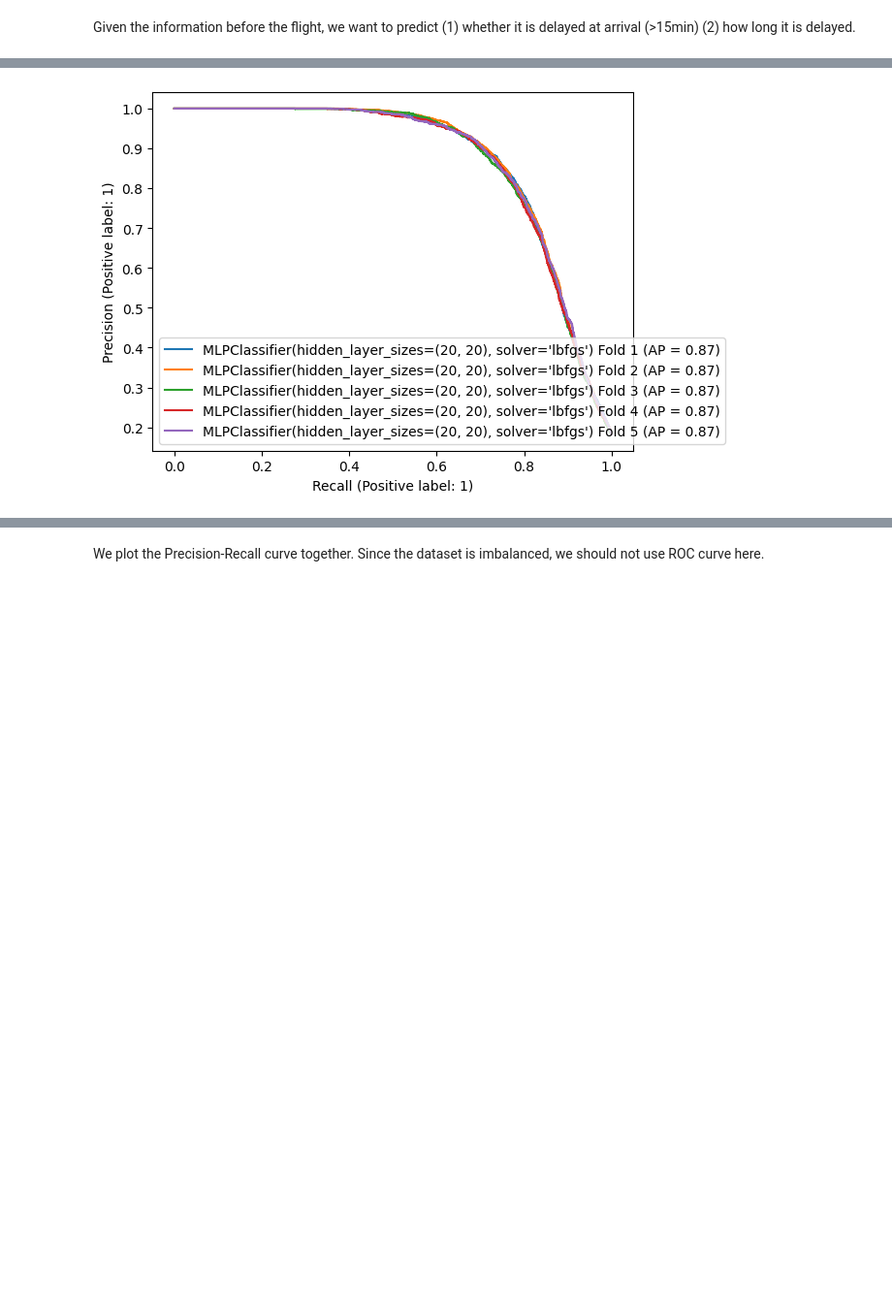
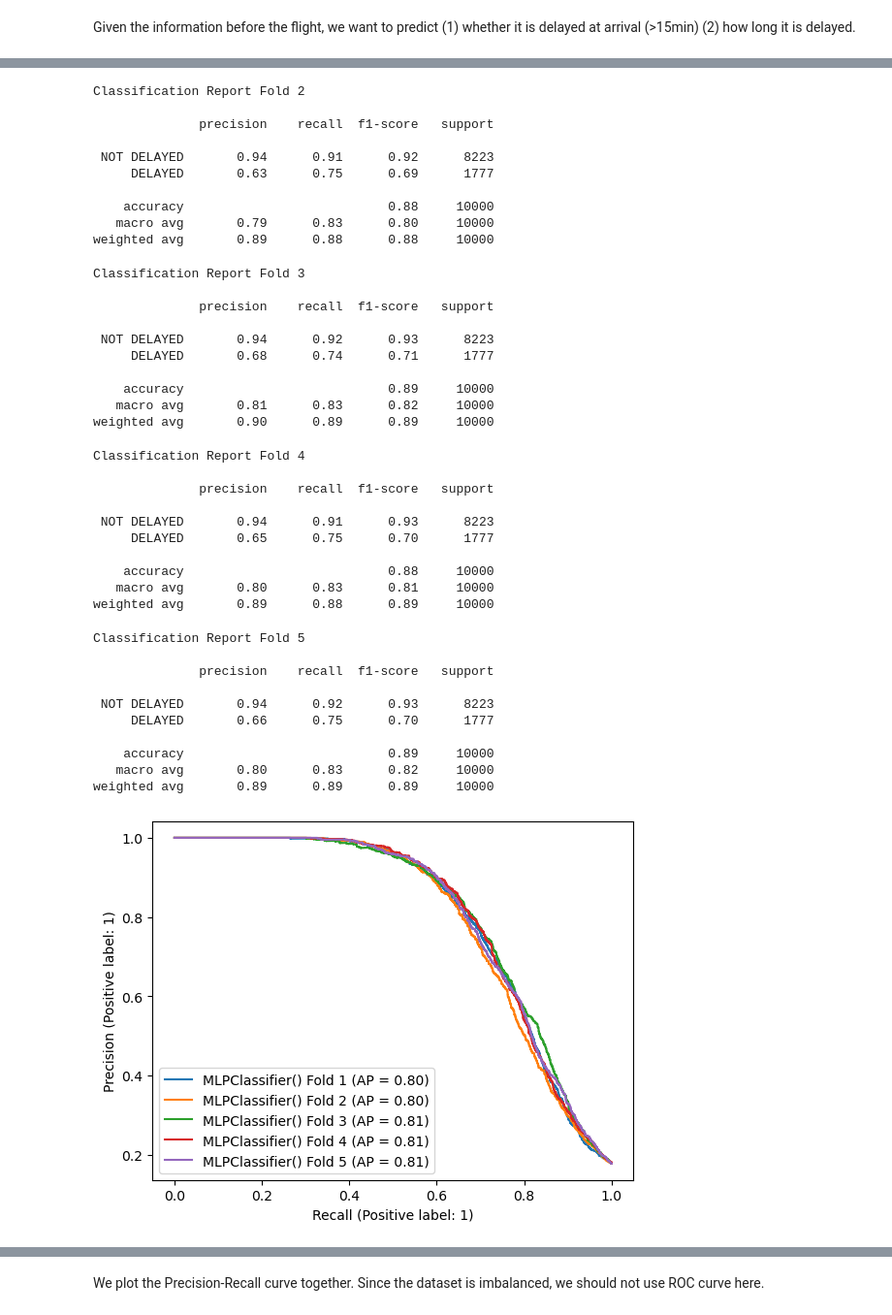
Before and after one commit to yhangchen/Flight-Delays-Prediction, a Jupyter notebook: models.ipynb, the cells around one changed output, grey strips where cells are left out. Shown at 97% size. Cells and saved outputs as stored; diff of their text form; code cells hidden in the pictures; blank space fills up the shorter version.

```diff
--- a/models.ipynb
+++ b/models.ipynb
@@ -82,0 +66,7 @@ df_flights.loc[~df_flights['DESTINATION_AIRPORT'].isin(df_airport['IATA_CODE'].v
+# %%
+frequent_origin = df_flights['ORIGIN_AIRPORT'].value_counts()[:20].index
+frequent_dest = df_flights['DESTINATION_AIRPORT'].value_counts()[:20].index
+print(frequent_origin)
+print(frequent_dest)
+df_flights = df_flights[df_flights['ORIGIN_AIRPORT'].isin(frequent_origin)&df_flights['DESTINATION_AIRPORT'].isin(frequent_dest)]
+df_flights.shape # CANCELLATION_REASON column is removed
@@ -82,0 +83,2 @@ df_flights.loc[~df_flights['DESTINATION_AIRPORT'].isin(df_airport['IATA_CODE'].v
+# %%
+df_flights['IS_DELAY'] = (df_flights['ARRIVAL_DELAY'] > 15).astype(int)
@@ -83,18 +93,11 @@ df_flights.loc[~df_flights['DESTINATION_AIRPORT'].isin(df_airport['IATA_CODE'].v
 # %%
 # only consider delayed variable
-df_flights_cal = df_flights.sample(100000).reset_index(drop=True)
+df_flights_cal = df_flights.sample(SAMPLE_SIZE).reset_index(drop=True)
 
 
 # Keeping those item (see eda.ipynb for reason)
-df_flights_cal_keep = df_flights_cal[columns_categorical + columns_numerical].copy()
+df_flights_cal_keep = df_flights_cal[columns_categorical + columns_numerical + ['IS_DELAY']].copy()
 
-delay = []
-for row in df_flights_cal_keep['ARRIVAL_DELAY']:
-    if row > 15:
-        delay.append(1)
-    else:
-        delay.append(0)
-df_flights_cal_keep['IS_DELAY'] = delay
 sns.heatmap(df_flights_cal_keep.corr())
 
 # convert categorical to onehot
@@ -148,7 +156,10 @@ def evaluate_classification(classification, ax=None):
         y_train = np.hstack((y_train_imbalanced[y_train_imbalanced == 0].copy(), y_train_oversampled))
         # to dataframe
         X_train = pd.DataFrame(X_train, columns=X_imbalanced_columns)
-        y_train = pd.DataFrame(y_train, columns=['IS_DELAY'])
+        X_test = pd.DataFrame(X_test, columns=X_imbalanced_columns)
+        y_train = y_train.ravel()
+        y_test = y_test.ravel()
+
         model = classification.fit(X_train, y_train)
         # print precision recall curve
         display = metrics.PrecisionRecallDisplay.from_estimator(model, X_test, y_test, name=name+f" Fold {i+1}", ax=ax)
@@ -157,8 +168,6 @@ def evaluate_classification(classification, ax=None):
         print("Classification Report" + f" Fold {i+1}\n")
         print(metrics.classification_report(y_test, classification.predict(X_test), target_names=["NOT DELAYED", "DELAYED"]))
     return models, displays
-
-# X_train_imbalanced, X_test, y_train_imbalanced, y_test = model_selection.train_test_split(X_imbalanced, y_imbalanced, test_size=0.2, random_state=0)
 # %%
 from sklearn.linear_model import LogisticRegression
 models_logit, displays_logit = evaluate_classification(LogisticRegression())
@@ -252,7 +329,7 @@ weighted avg       0.92      0.92      0.92     19637
 # %%
-# MLP hidden size (50, 50)
+# MLP hidden size (100, )
 from sklearn.neural_network import MLPClassifier
-_, displays_mlp = evaluate_classification(MLPClassifier(hidden_layer_sizes=(20, 20) ,solver='lbfgs'))
+_, displays_mlp_1 = evaluate_classification(MLPClassifier())
 # %% [output]
 Classification Report Fold 1
 
@@ -274 +344,41 @@ weighted avg       0.91      0.91      0.91     19637
+Classification Report Fold 2
+
+              precision    recall  f1-score   support
+
+ NOT DELAYED       0.94      0.91      0.92      8223
+     DELAYED       0.63      0.75      0.69      1777
+
+    accuracy                           0.88     10000
+   macro avg       0.79      0.83      0.80     10000
+weighted avg       0.89      0.88      0.88     10000
+Classification Report Fold 3
+
+              precision    recall  f1-score   support
+
+ NOT DELAYED       0.94      0.92      0.93      8223
+     DELAYED       0.68      0.74      0.71      1777
+
+    accuracy                           0.89     10000
+   macro avg       0.81      0.83      0.82     10000
+weighted avg       0.90      0.89      0.89     10000
+Classification Report Fold 4
+
+              precision    recall  f1-score   support
+
+ NOT DELAYED       0.94      0.91      0.93      8223
+     DELAYED       0.65      0.75      0.70      1777
+
+    accuracy                           0.88     10000
+   macro avg       0.80      0.83      0.81     10000
+weighted avg       0.89      0.88      0.89     10000
+Classification Report Fold 5
+
+              precision    recall  f1-score   support
+
+ NOT DELAYED       0.94      0.92      0.93      8223
+     DELAYED       0.66      0.75      0.70      1777
+
+    accuracy                           0.89     10000
+   macro avg       0.80      0.83      0.82     10000
+weighted avg       0.89      0.89      0.89     10000
-[figure, old version]
+[figure, new version]
```
Also changed, not shown: parts of 91 cells of this notebook, 1 other file.
